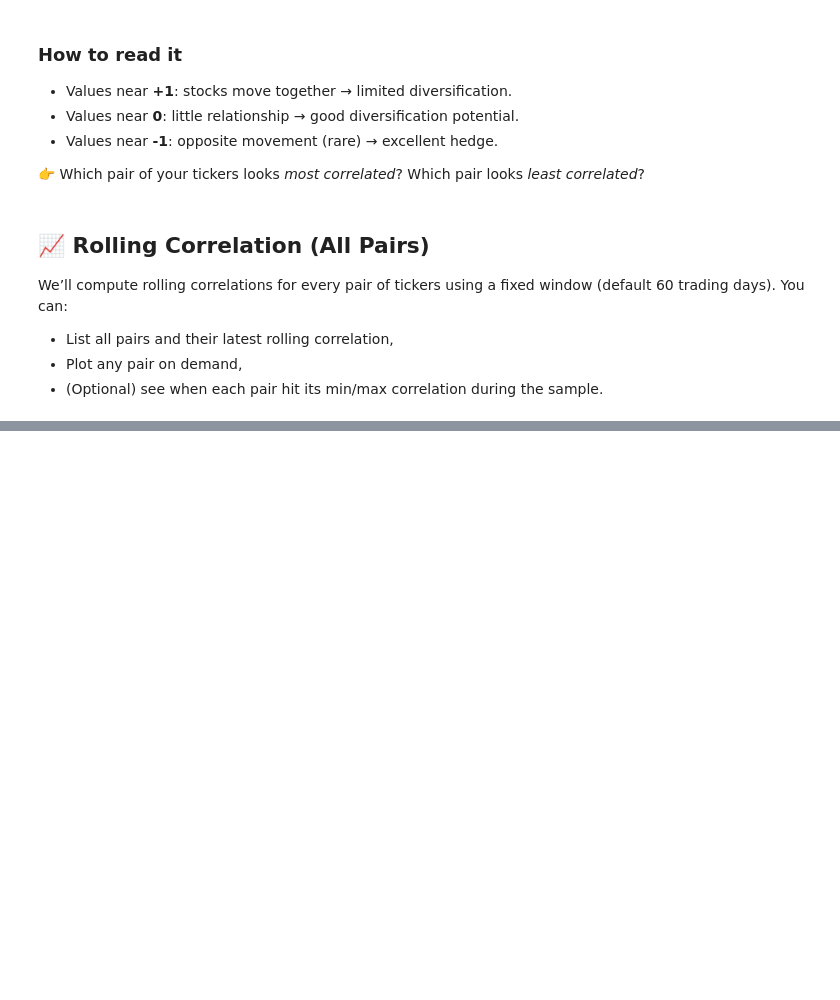
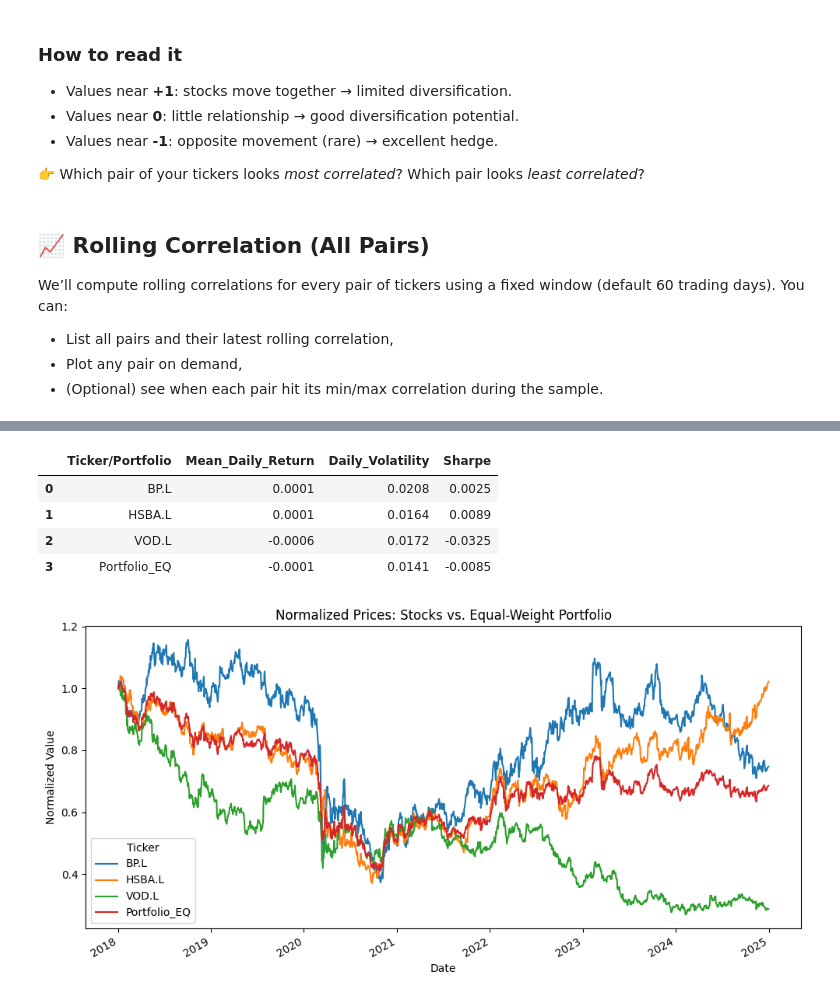
Before and after one commit to Shun3711/stock-trend-etl-spark, a Jupyter notebook: spark_jobs/Risk-Adjusted Metrics.ipynb, the cells around one changed output, grey strips where cells are left out. Drawn from its saved outputs; the diff is of its cells as text; code cells hidden in the pictures; blank space fills up the shorter version.

```diff
--- a/spark_jobs/Risk-Adjusted Metrics.ipynb
+++ b/spark_jobs/Risk-Adjusted Metrics.ipynb
@@ -385,0 +395,47 @@ display(extrema_table)
+# %%
+import numpy as np
+
+# --- Setup ---
+tickers = ["BP.L", "HSBA.L", "VOD.L"]
+weights = np.array([1/3, 1/3, 1/3])   # equal weights
+
+# Wide return matrix
+returns_wide = df.pivot(index="Date", columns="Ticker", values="ret_dec").sort_index()
+
+# Portfolio daily returns
+portfolio_ret = (returns_wide[tickers] * weights).sum(axis=1)
+returns_wide["Portfolio_EQ"] = portfolio_ret
+
+# --- Metrics ---
+summary = []
+for t in tickers + ["Portfolio_EQ"]:
+    series = returns_wide[t].dropna()
+    mean_ret = series.mean()
+    vol = series.std()
+    sharpe = mean_ret / vol if vol != 0 else np.nan
+    summary.append({
+        "Ticker/Portfolio": t,
+        "Mean_Daily_Return": mean_ret,
+        "Daily_Volatility": vol,
+        "Sharpe": sharpe
+    })
+
+portfolio_summary = pd.DataFrame(summary).round(4)
+display(portfolio_summary)
+
+# --- Plot portfolio vs. stocks (normalized) ---
+norm_prices = df.pivot(index="Date", columns="Ticker", values="Normalized_Close").copy()
+norm_prices["Portfolio_EQ"] = (norm_prices[tickers] * weights).sum(axis=1)
+
+norm_prices.plot(figsize=(10,5))
+plt.title("Normalized Prices: Stocks vs. Equal-Weight Portfolio")
+plt.ylabel("Normalized Value")
+plt.tight_layout()
+plt.show()
+# %% [output]
+|  | Ticker/Portfolio | Mean_Daily_Return | Daily_Volatility | Sharpe |
+| 0 | BP.L | 0.0001 | 0.0208 | 0.0025 |
+| 1 | HSBA.L | 0.0001 | 0.0164 | 0.0089 |
+| 2 | VOD.L | -0.0006 | 0.0172 | -0.0325 |
+| 3 | Portfolio_EQ | -0.0001 | 0.0141 | -0.0085 |
+[figure, added]
```
Also changed, not shown: parts of 6 cells of this notebook.
